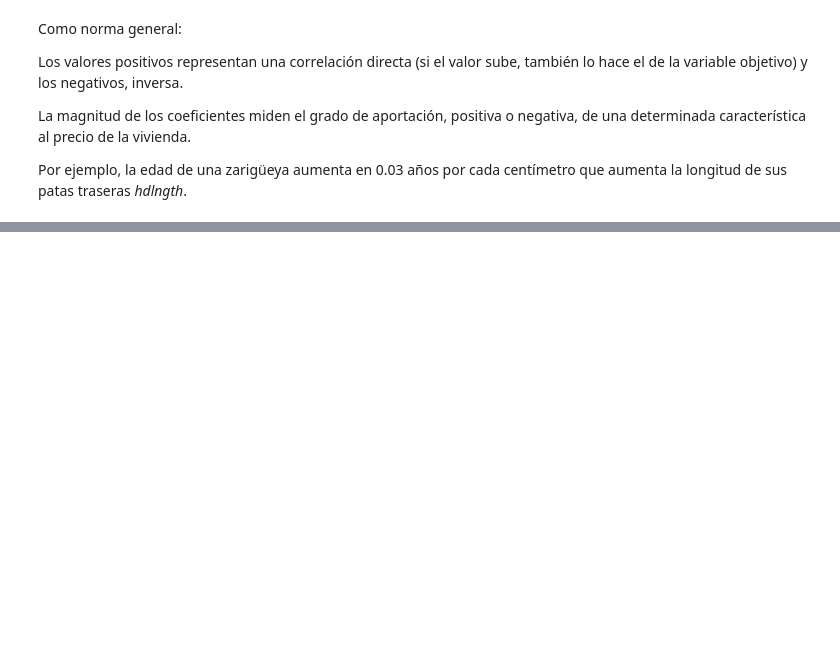
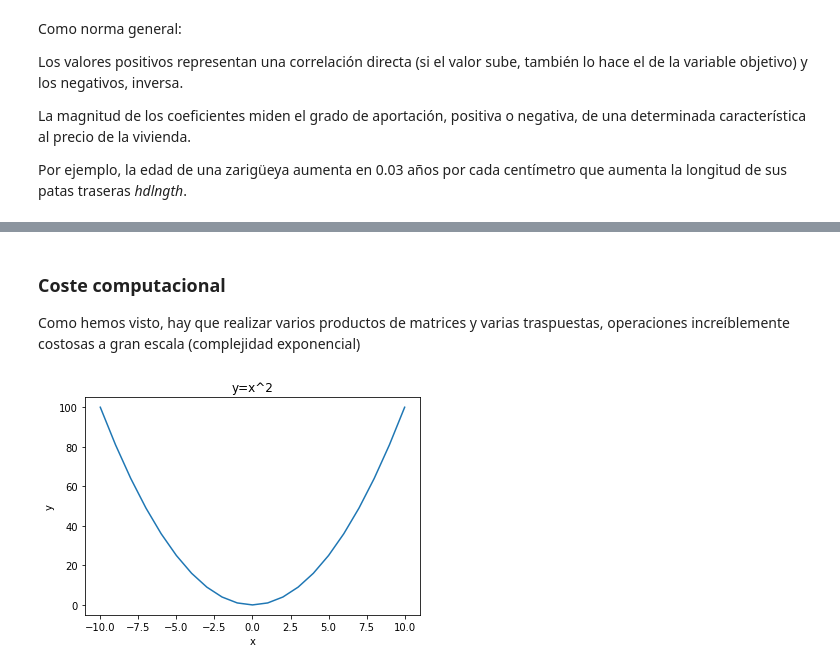
Before and after one commit to w-dan/academy_2023, a Jupyter notebook: Regresion_lineal.ipynb, the cells around one changed output, grey strips where cells are left out. Cells and saved outputs as stored; diff of their text form; code cells hidden in the pictures; blank space fills up the shorter version.

```diff
--- a/Regresion_lineal.ipynb
+++ b/Regresion_lineal.ipynb
@@ -389,0 +449,28 @@ Por ejemplo, la edad de una zarigüeya aumenta en 0.03 años por cada centímetr
+# %% [markdown]
+### Coste computacional
+Como hemos visto, hay que realizar varios productos de matrices y varias traspuestas, operaciones increíblemente costosas a gran escala (complejidad exponencial)
+# %%
+import matplotlib.pyplot as plt
+import numpy as np
+
+# Creamos un array de valores para x
+x = np.arange(-10, 11, 1)
+
+# Calculamos los valores de y para cada valor de x
+y = x**2
+
+# Creamos una figura y un eje
+fig, ax = plt.subplots()
+
+# Graficamos la recta y=x^2
+ax.plot(x, y)
+
+# Añadimos etiquetas a los ejes y un título
+ax.set_xlabel('x')
+ax.set_ylabel('y')
+ax.set_title('y=x^2')
+
+# Mostramos el gráfico
+plt.show()
+# %% [output]
+[figure, added]
```
Also changed, not shown: parts of 6 cells of this notebook.
